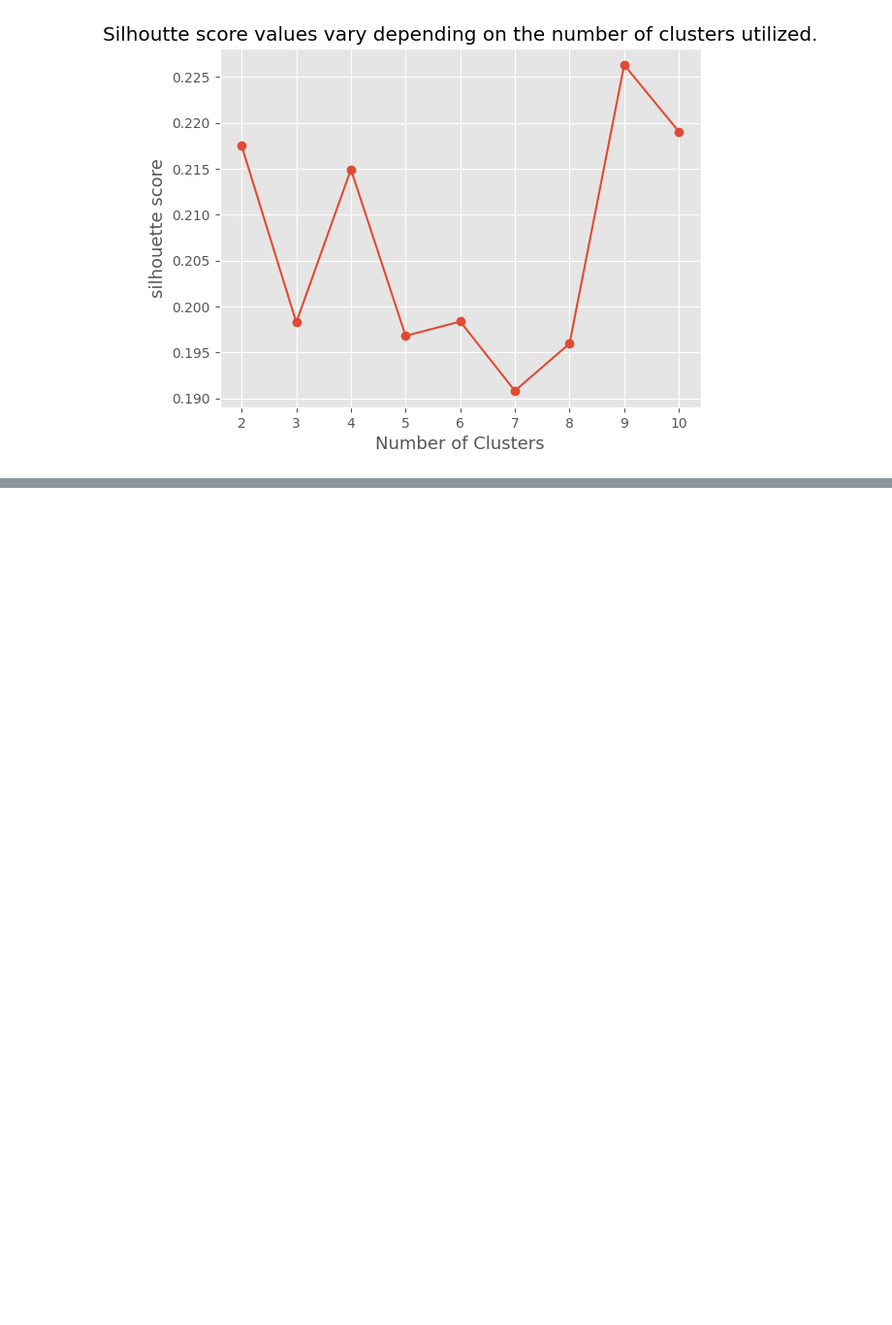
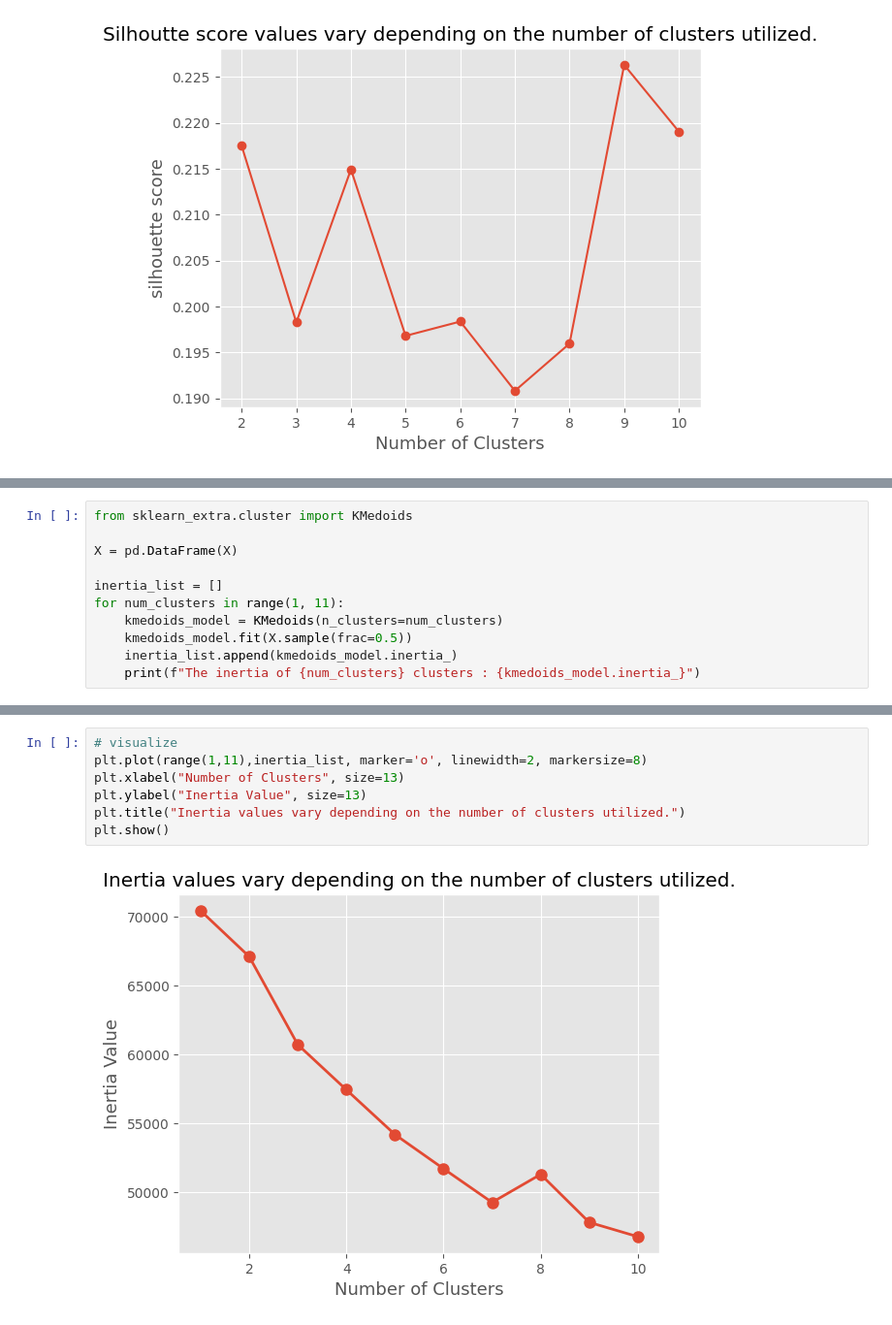
Before and after one commit to aliifam/ppd, a Jupyter notebook: ppd/pekan8/tugas2.ipynb, the cells around one changed output, grey strips where cells are left out. Shown at 97% size. Saved outputs shown, nothing was run; the diff lists cells and outputs as text; blank space fills up the shorter version.

```diff
--- a/ppd/pekan8/tugas2.ipynb
+++ b/ppd/pekan8/tugas2.ipynb
@@ -282,0 +303,11 @@ plt.show()
+# %%
+from sklearn_extra.cluster import KMedoids
+
+X = pd.DataFrame(X)
+
+inertia_list = []
+for num_clusters in range(1, 11):
+    kmedoids_model = KMedoids(n_clusters=num_clusters)
+    kmedoids_model.fit(X.sample(frac=0.5))
+    inertia_list.append(kmedoids_model.inertia_)
+    print(f"The inertia of {num_clusters} clusters : {kmedoids_model.inertia_}")
@@ -282,0 +325,9 @@ plt.show()
+# %%
+# visualize
+plt.plot(range(1,11),inertia_list, marker='o', linewidth=2, markersize=8)
+plt.xlabel("Number of Clusters", size=13)
+plt.ylabel("Inertia Value", size=13)
+plt.title("Inertia values vary depending on the number of clusters utilized.")
+plt.show()
+# %% [output]
+[figure, added]
```
Also changed, not shown: parts of 18 cells of this notebook.
